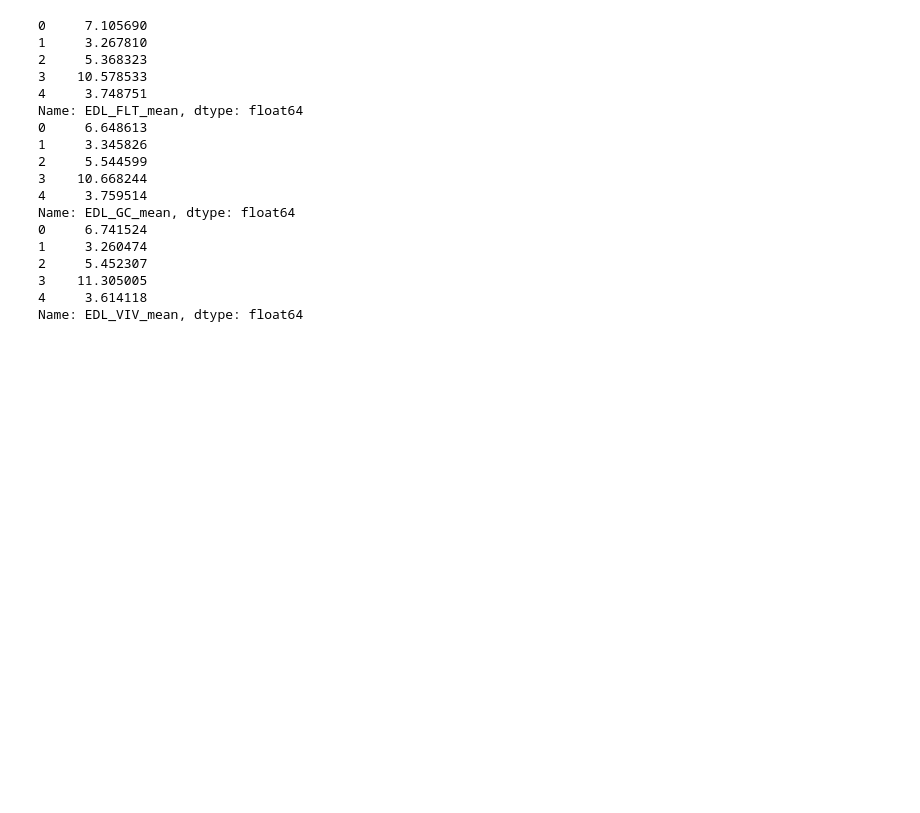
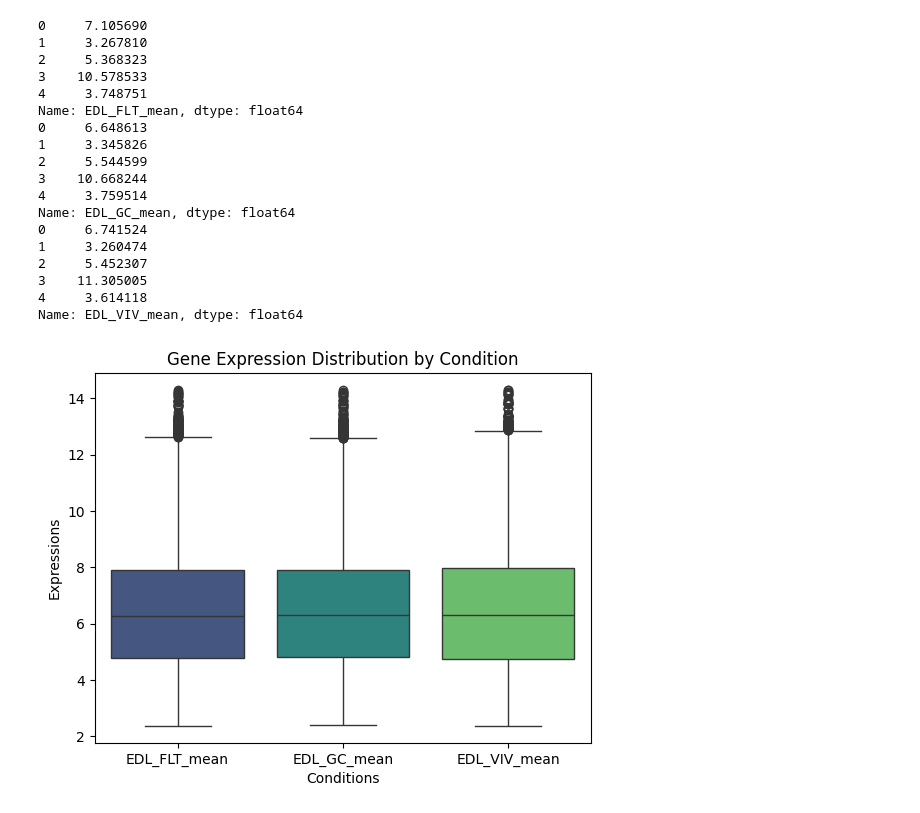
Before and after one commit to Ishtikaa/DGE-analysis-in-microgravity-for-biomarkers-of-muscle-atrophy, a Jupyter notebook: dge.ipynb, the cells around one changed output. Saved outputs shown, nothing was run; the diff lists cells and outputs as text; code cells hidden in the pictures; blank space fills up the shorter version.

Commit message:
edl plot

```diff
--- a/dge.ipynb
+++ b/dge.ipynb
@@ -421,3 +421,11 @@ Name: EDL_GC_mean, dtype: float64
 3    11.305005
 4     3.614118
 Name: EDL_VIV_mean, dtype: float64
+# %%
+#Creating box plots of Mean values of each condition
+melt= edl_filtered[['EDL_FLT_mean', 'EDL_GC_mean', 'EDL_VIV_mean']].melt(var_name='Conditions', value_name='Expressions')
+sns.boxplot(x='Conditions', y='Expressions', hue='Conditions', palette="viridis", data=melt)
+plt.title("Gene Expression Distribution by Condition")
+plt.show()
+# %% [output]
+[figure, added]
```
